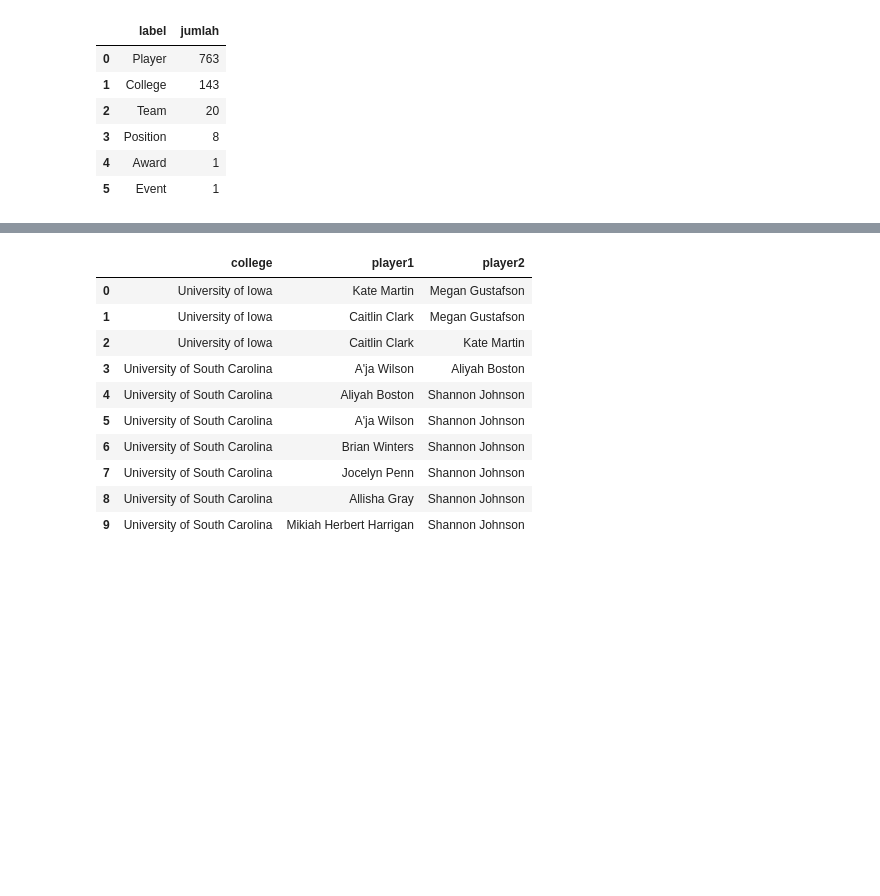
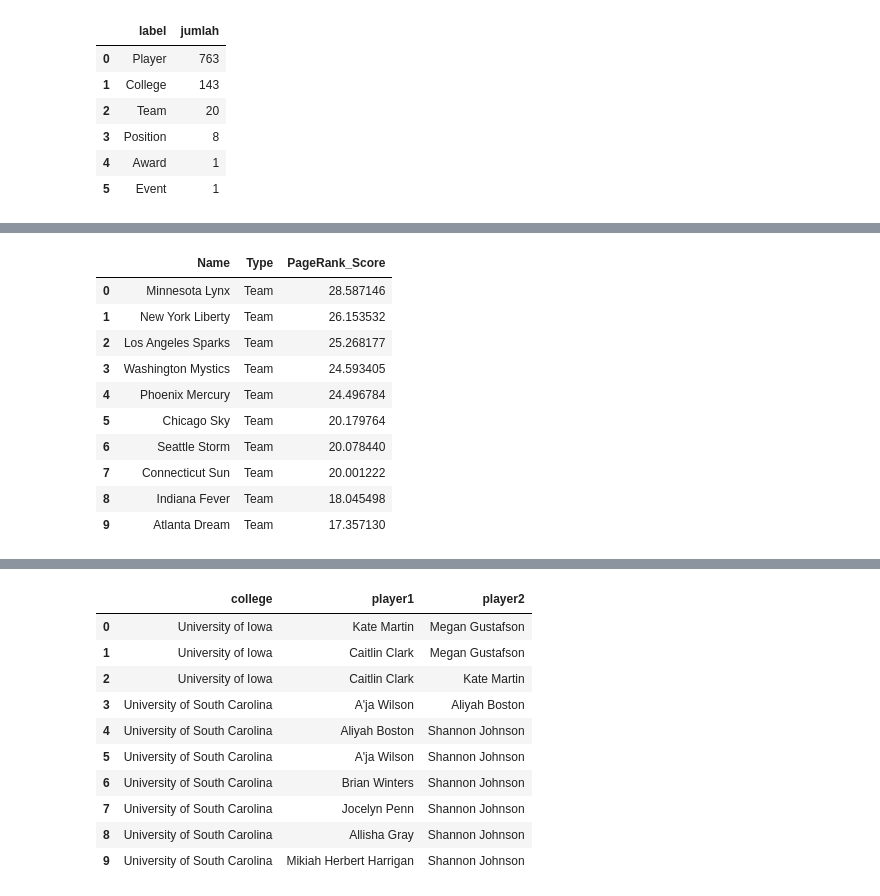
Before and after one commit to MichelleLea26/WNBA-Graph-FinalProject, a Jupyter notebook: notebooks/main.ipynb, the cells around one changed output, grey strips where cells are left out. Saved outputs shown, nothing was run; the diff lists cells and outputs as text; code cells hidden in the pictures; blank space fills up the shorter version.

```diff
--- a/notebooks/main.ipynb
+++ b/notebooks/main.ipynb
@@ -83,0 +134,24 @@ print(conn.run(centrality_query))
+# %%
+# PAGERANK
+pagerank_query = '''
+CALL gds.pageRank.stream('wnbaGraph')
+YIELD nodeId, score
+RETURN gds.util.asNode(nodeId).name AS Name,
+       labels(gds.util.asNode(nodeId))[0] AS Type,
+       score AS PageRank_Score
+ORDER BY PageRank_Score DESC
+LIMIT 10
+'''
+pd.DataFrame(conn.run(pagerank_query))
+# %% [output]
+|  | Name | Type | PageRank_Score |
+| 0 | Minnesota Lynx | Team | 28.587146 |
+| 1 | New York Liberty | Team | 26.153532 |
+| 2 | Los Angeles Sparks | Team | 25.268177 |
+| 3 | Washington Mystics | Team | 24.593405 |
+| 4 | Phoenix Mercury | Team | 24.496784 |
+| 5 | Chicago Sky | Team | 20.179764 |
+| 6 | Seattle Storm | Team | 20.078440 |
+| 7 | Connecticut Sun | Team | 20.001222 |
+| 8 | Indiana Fever | Team | 18.045498 |
+| 9 | Atlanta Dream | Team | 17.357130 |
```
Also changed, not shown: parts of 11 cells of this notebook.
